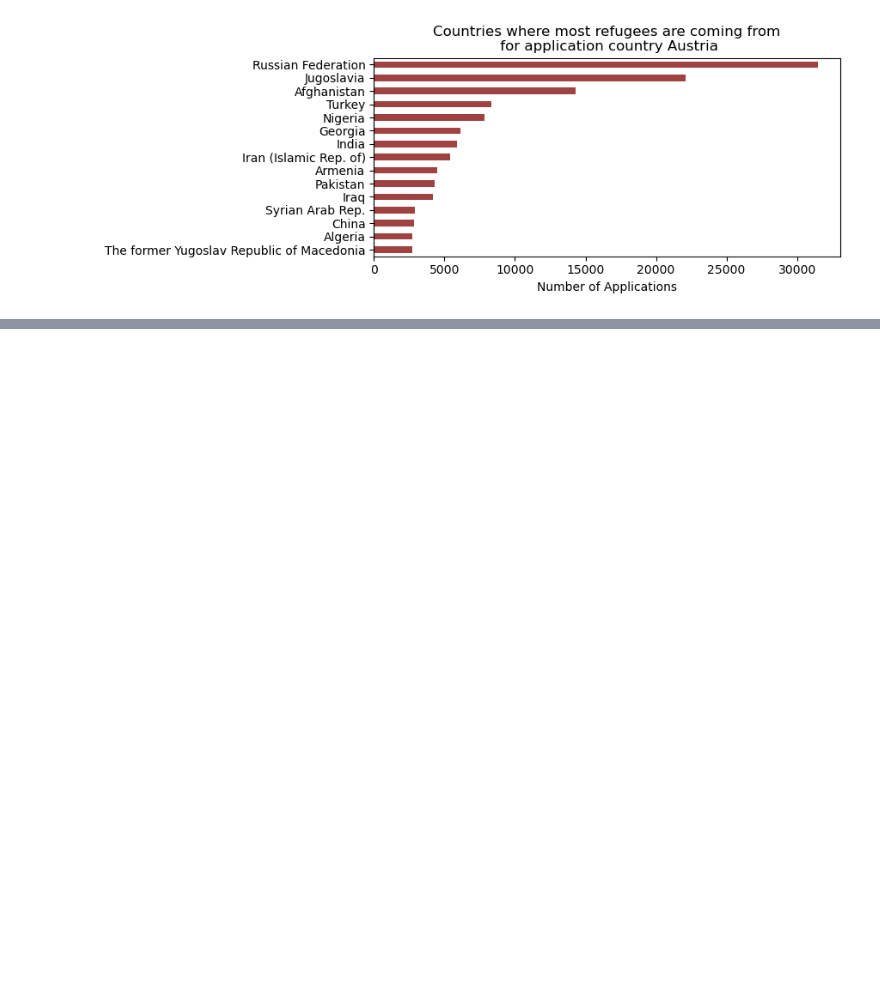
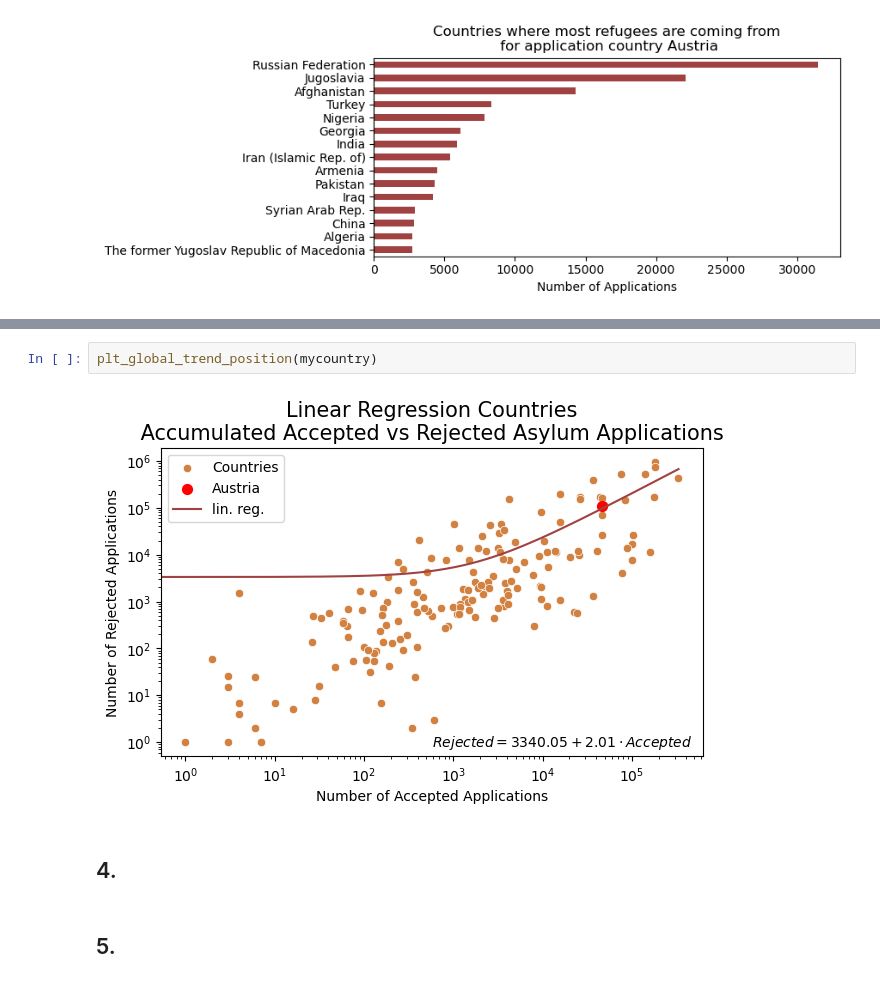
Before and after one commit to jakthehut/Analyse-Countries-Asylum-Application-Decisions, a Jupyter notebook: tool-notebook.ipynb, the cells around one changed output, grey strips where cells are left out. Saved outputs shown, nothing was run; the diff lists cells and outputs as text; blank space fills up the shorter version.

Commit message:
countries position in global trend

```diff
--- a/tool-notebook.ipynb
+++ b/tool-notebook.ipynb
@@ -113,0 +161,8 @@ plt_origin_countries(mycountry)
+# %%
+plt_global_trend_position(mycountry)
+# %% [output]
+[figure, added]
+# %% [markdown]
+## 4.
+# %% [markdown]
+## 5.
```
Also changed, not shown: parts of 2 cells of this notebook.
